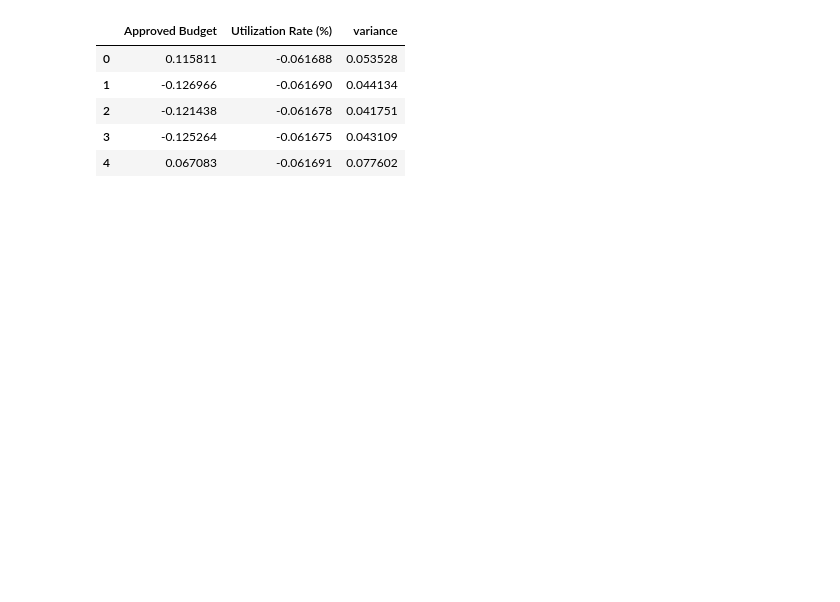
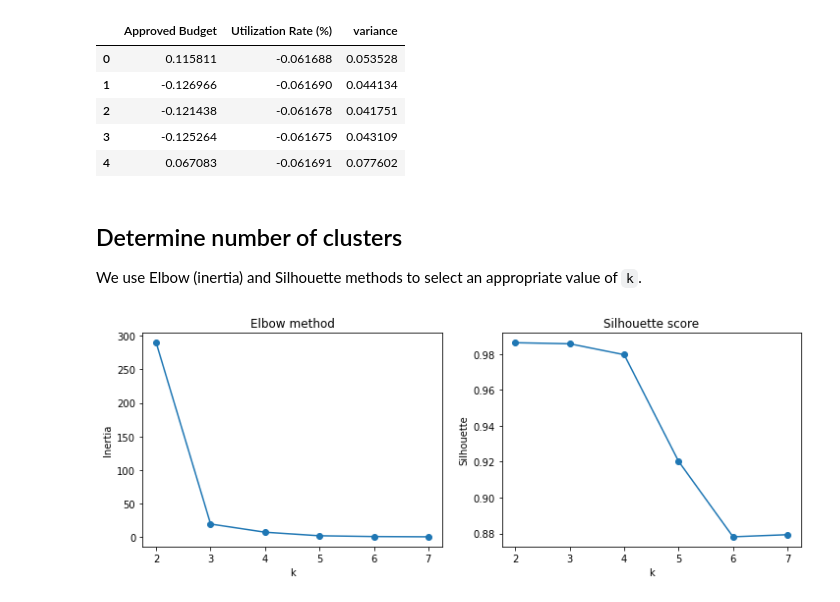
Before and after one commit to Sydney-Were/Analysis-of-National-Government-Ministries-Departments-and-Agencies-Budget-Data, a Jupyter notebook: Analysis.ipynb, the cells around one changed output. Saved outputs shown, nothing was run; the diff lists cells and outputs as text; code cells hidden in the pictures; blank space fills up the shorter version.

```diff
--- a/Analysis.ipynb
+++ b/Analysis.ipynb
@@ -706,3 +706,32 @@ pd.DataFrame(X_scaled, columns=features.columns).head()
 | 2 | -0.121438 | -0.061678 | 0.041751 |
 | 3 | -0.125264 | -0.061675 | 0.043109 |
 | 4 | 0.067083 | -0.061691 | 0.077602 |
+# %% [markdown]
+## Determine number of clusters
+
+We use Elbow (inertia) and Silhouette methods to select an appropriate value of `k`.
+# %%
+inertia, sil_scores, K = [], [], range(2, 8)
+
+for k in K:
+    km = KMeans(n_clusters=k, random_state=42, n_init=10)
+    labels = km.fit_predict(X_scaled)
+    inertia.append(km.inertia_)
+    sil_scores.append(silhouette_score(X_scaled, labels))
+
+plt.figure(figsize=(12,4))
+plt.subplot(1,2,1)
+plt.plot(K, inertia, marker='o')
+plt.title("Elbow method")
+plt.xlabel("k"); plt.ylabel("Inertia")
+
+plt.subplot(1,2,2)
+plt.plot(K, sil_scores, marker='o')
+plt.title("Silhouette score")
+plt.xlabel("k"); plt.ylabel("Silhouette")
+
+os.makedirs("figures", exist_ok=True)
+plt.savefig("figures/elbow_silhouette.png", dpi=150)
+plt.show()
+# %% [output]
+[figure, added]
```
Also changed, not shown: parts of 19 cells of this notebook.
